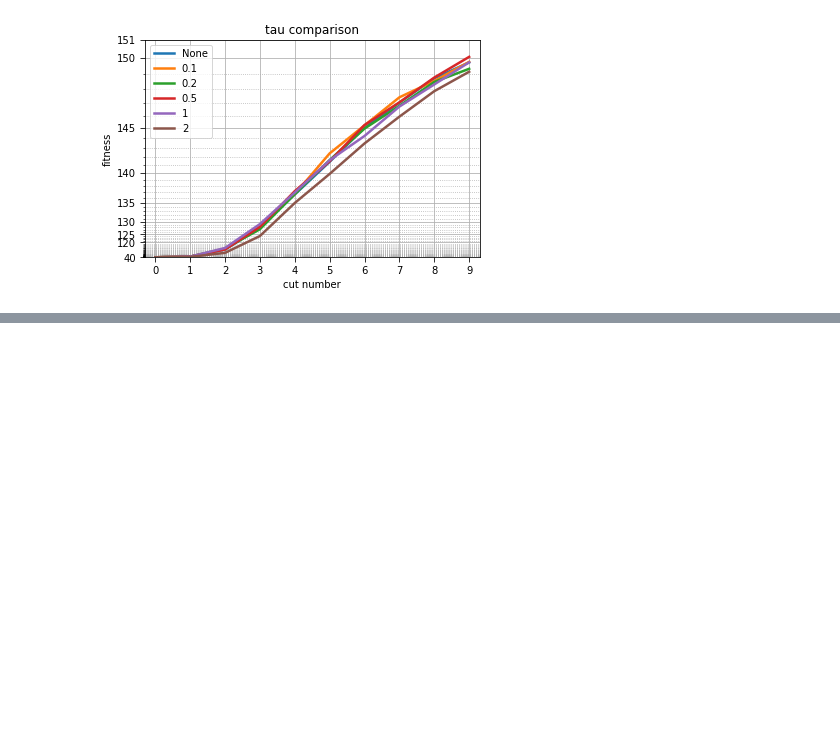
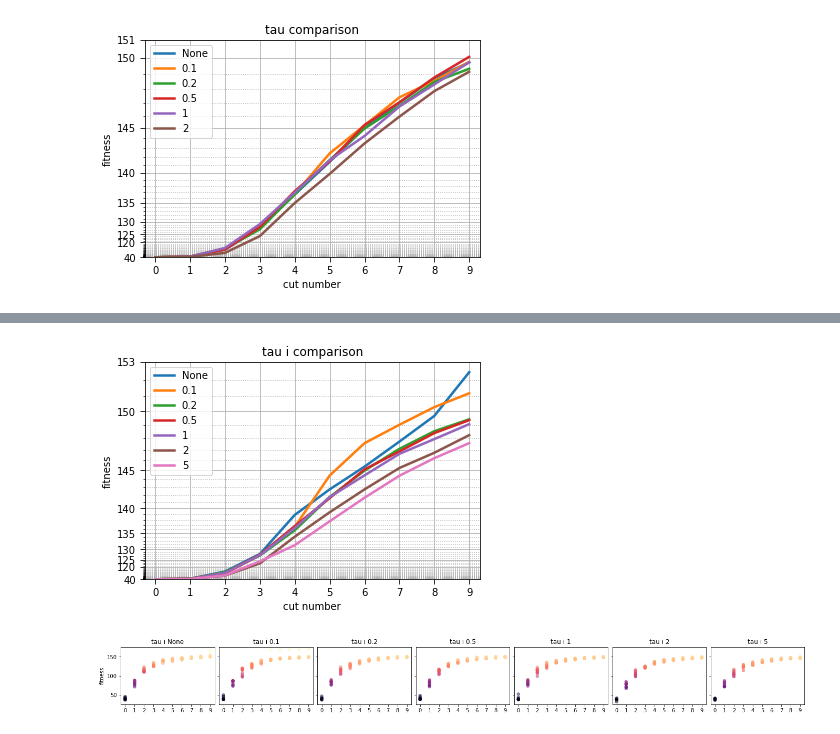
Before and after one commit to TEXflip/log-carving-approximator, a Jupyter notebook: experiments/ES_plot_results.ipynb, the cells around one changed output, grey strips where cells are left out. Cells and saved outputs as stored; diff of their text form; code cells hidden in the pictures; blank space fills up the shorter version.

```diff
--- a/experiments/ES_plot_results.ipynb
+++ b/experiments/ES_plot_results.ipynb
@@ -109,0 +124,10 @@ lineComparison(prefix, tau_i, title="tau i comparison")
+# %%
+tau_i = ['None', '0.1','0.2','0.5','1','2', '5']
+prefix = 'Evolutionary Strategies/individual/tau_i_'
+
+# heatMap(prefix, tau_i, ylabel="tau i")
+lineComparison(prefix, tau_i, title="tau i comparison")
+customScatter(prefix, tau_i, titles='tau i ')
+# %% [output]
+[figure, added]
+[figure, added]
```
Also changed, not shown: parts of 3 cells of this notebook, 29 other files.
